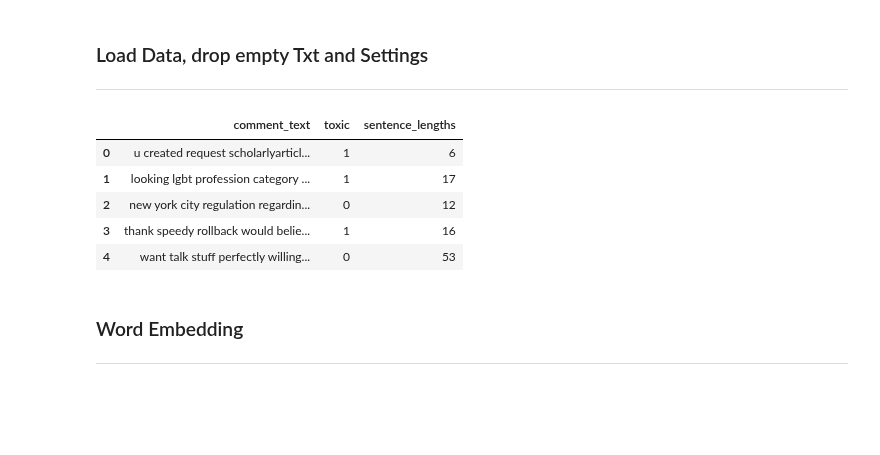
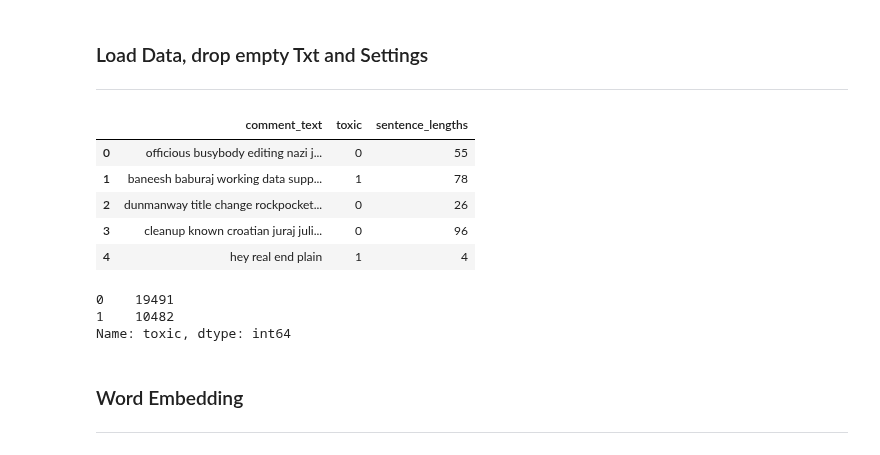
Before and after one commit to alessiodrigatti/toxic-classification, a Jupyter notebook: hatespeech-classification_hash.ipynb, the cells around one changed output. Cells and saved outputs as stored; diff of their text form; code cells hidden in the pictures; blank space fills up the shorter version.

```diff
--- a/hatespeech-classification_hash.ipynb
+++ b/hatespeech-classification_hash.ipynb
@@ -17,28 +16,34 @@ import csv
 # %%
 ## SETTINGS
 
 # active models
 SET_NN_active = False
 
 SET_track_scores = True
-SET_name_outputfile = "performance_260323.csv"
+SET_name_outputfile = "performance_270323.csv"
 
-SET_datapath = "data_pp.json"
+SET_datapath = "data_pp_sample2.json"
 
 
 df = pd.read_json(SET_datapath, orient="columns")
 
 df.drop(df[df.comment_text.str.len() == 0].index, inplace=True)
 df.reset_index(drop=True, inplace=True)
 
 df.head()
 # %% [output]
 |  | comment_text | toxic | sentence_lengths |
-| 0 | u created request scholarlyarticl... | 1 | 6 |
-| 1 | looking lgbt profession category ... | 1 | 17 |
-| 2 | new york city regulation regardin... | 0 | 12 |
-| 3 | thank speedy rollback would belie... | 1 | 16 |
-| 4 | want talk stuff perfectly willing... | 0 | 53 |
+| 0 | officious busybody editing nazi j... | 0 | 55 |
+| 1 | baneesh baburaj working data supp... | 1 | 78 |
+| 2 | dunmanway title change rockpocket... | 0 | 26 |
+| 3 | cleanup known croatian juraj juli... | 0 | 96 |
+| 4 | hey real end plain | 1 | 4 |
+# %%
+df.toxic.value_counts()
+# %% [output]
+0    19491
+1    10482
+Name: toxic, dtype: int64
 # %% [markdown]
 ### Word Embedding
 
```
Also changed, not shown: parts of 6 cells of this notebook, 1 other file.
